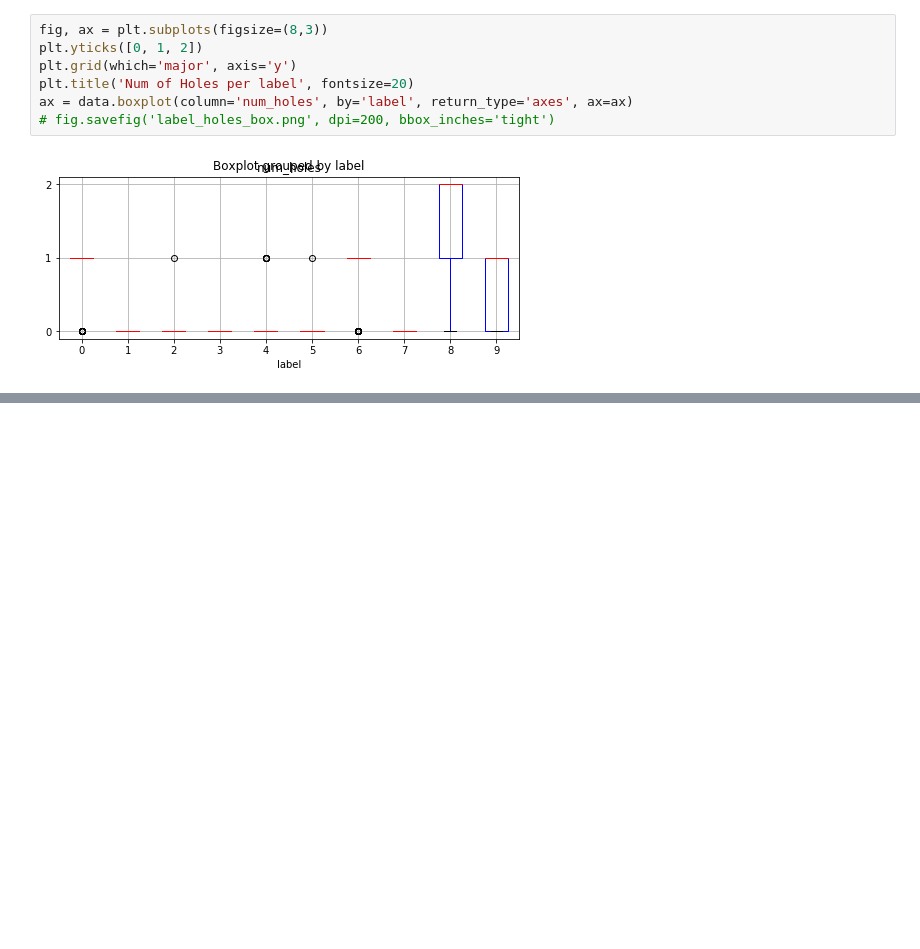
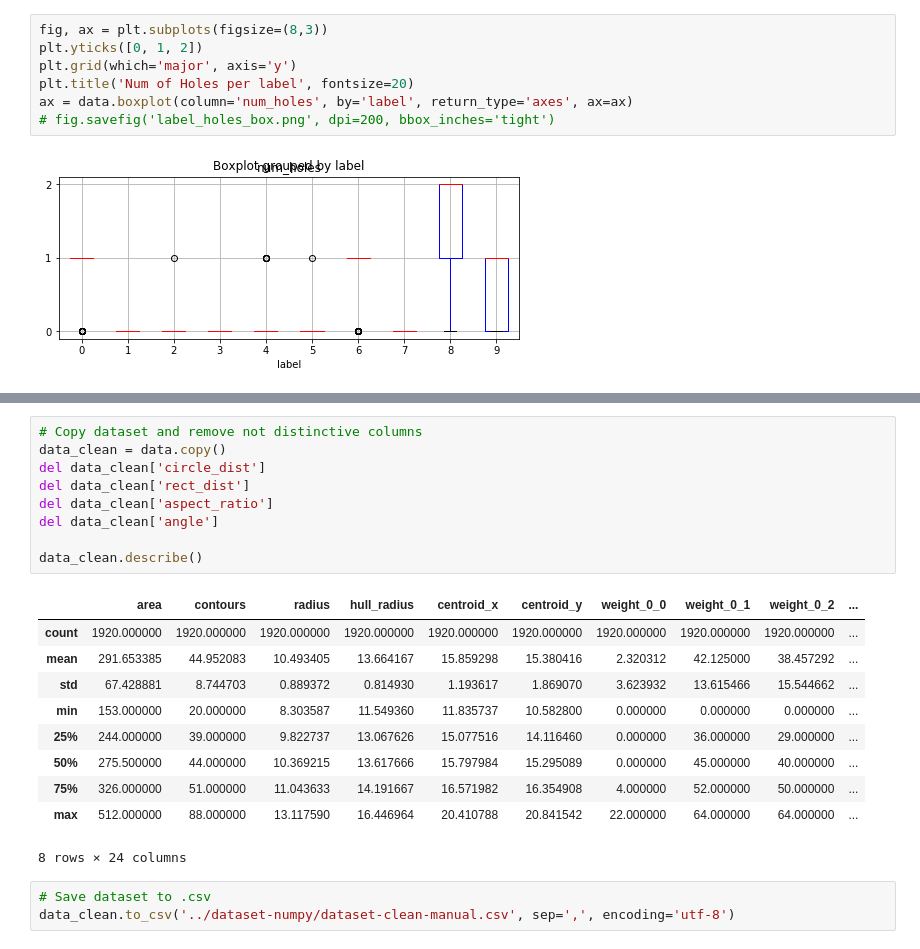
Before and after one commit to jsmienk/IML, a Jupyter notebook: notebooks/feature_analysis.ipynb, the cells around one changed output, grey strips where cells are left out. Saved outputs shown, nothing was run; the diff lists cells and outputs as text; blank space fills up the shorter version.

Commit message:
Manually cleaned dataset.

```diff
--- a/notebooks/feature_analysis.ipynb
+++ b/notebooks/feature_analysis.ipynb
@@ -261,0 +273,23 @@ ax = data.boxplot(column='num_holes', by='label', return_type='axes', ax=ax)
+# %%
+# Copy dataset and remove not distinctive columns
+data_clean = data.copy()
+del data_clean['circle_dist']
+del data_clean['rect_dist']
+del data_clean['aspect_ratio']
+del data_clean['angle']
+
+data_clean.describe()
+# %% [output]
+|  | area | contours | radius | hull_radius | centroid_x | centroid_y | weight_0_0 | weight_0_1 | weight_0_2 | ... |
+| count | 1920.000000 | 1920.000000 | 1920.000000 | 1920.000000 | 1920.000000 | 1920.000000 | 1920.000000 | 1920.000000 | 1920.000000 | ... |
+| mean | 291.653385 | 44.952083 | 10.493405 | 13.664167 | 15.859298 | 15.380416 | 2.320312 | 42.125000 | 38.457292 | ... |
+| std | 67.428881 | 8.744703 | 0.889372 | 0.814930 | 1.193617 | 1.869070 | 3.623932 | 13.615466 | 15.544662 | ... |
+| min | 153.000000 | 20.000000 | 8.303587 | 11.549360 | 11.835737 | 10.582800 | 0.000000 | 0.000000 | 0.000000 | ... |
+| 25% | 244.000000 | 39.000000 | 9.822737 | 13.067626 | 15.077516 | 14.116460 | 0.000000 | 36.000000 | 29.000000 | ... |
+| 50% | 275.500000 | 44.000000 | 10.369215 | 13.617666 | 15.797984 | 15.295089 | 0.000000 | 45.000000 | 40.000000 | ... |
+| 75% | 326.000000 | 51.000000 | 11.043633 | 14.191667 | 16.571982 | 16.354908 | 4.000000 | 52.000000 | 50.000000 | ... |
+| max | 512.000000 | 88.000000 | 13.117590 | 16.446964 | 20.410788 | 20.841542 | 22.000000 | 64.000000 | 64.000000 | ... |
+8 rows × 24 columns
+# %%
+# Save dataset to .csv
+data_clean.to_csv('../dataset-numpy/dataset-clean-manual.csv', sep=',', encoding='utf-8')
```
Also changed, not shown: parts of 4 cells of this notebook, 1 other file.
